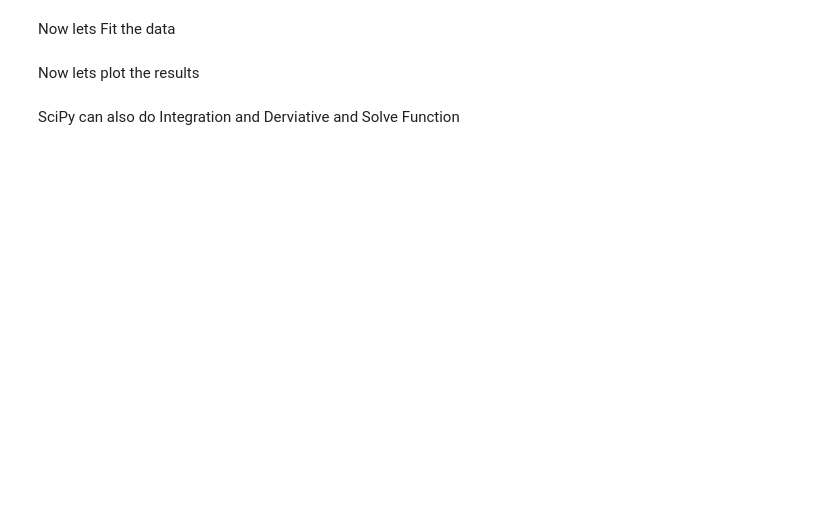
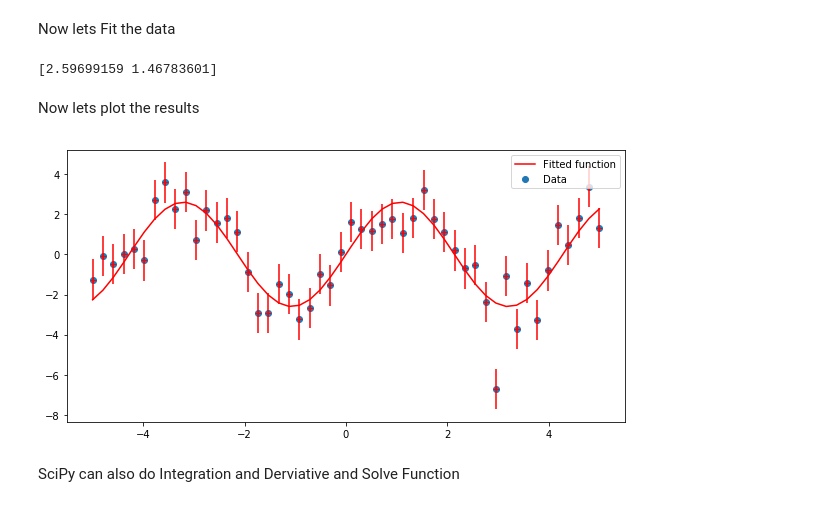
Before and after one commit to uofscphysics/STEM_Python_Course, a Jupyter notebook: Day_2/Python_Core.ipynb, the cells around one changed output. Cells and saved outputs as stored; diff of their text form; code cells hidden in the pictures; blank space fills up the shorter version.

```diff
--- a/Day_2/Python_Core.ipynb
+++ b/Day_2/Python_Core.ipynb
@@ -119,19 +150,23 @@ def test_func(x, a, b):
     return a * np.sin(b * x) #test function with fix of a*sin(b*x)
 
 params, params_covariance = optimize.curve_fit(test_func, x_data, y_data,
-                                               p0=[10, 1.5], sigma = errors) #fit of data
+                         sigma = errors) #fit of data
 
 print(params)
+# %% [output]
+[2.59699159 1.46783601]
 # %% [markdown]
 Now lets plot the results
 # %%
 plt.figure(figsize=(10, 5))
 plt.scatter(x_data, y_data, label='Data')
 plt.plot(x_data, test_func(x_data, params[0], params[1]),
          label='Fitted function', c='r')
 plt.errorbar(x_data,y_data,yerr = errors, fmt = "r+")
-plt.legend(loc='best')
+plt.legend(loc='upper right')
 
 plt.show()
+# %% [output]
+[figure, added]
 # %% [markdown]
 SciPy can also do Integration and Derviative and Solve Function
```
Also changed, not shown: parts of 37 cells of this notebook, 28 other files.
